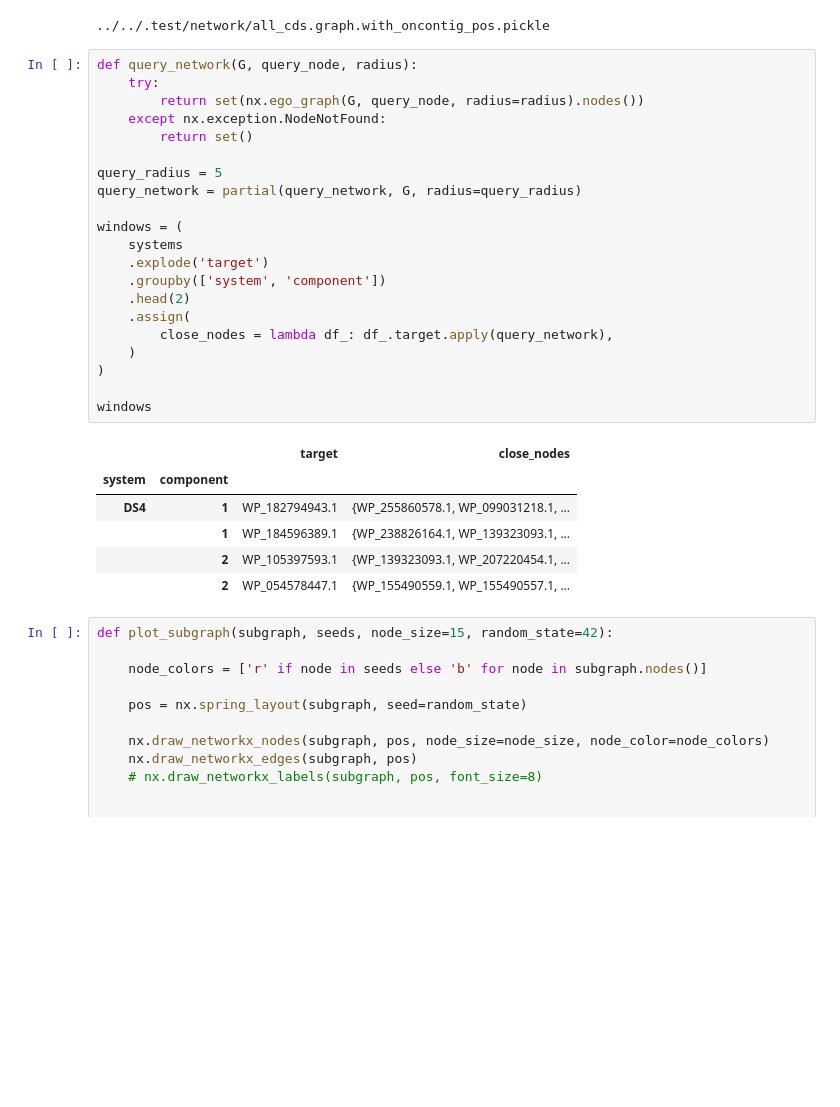
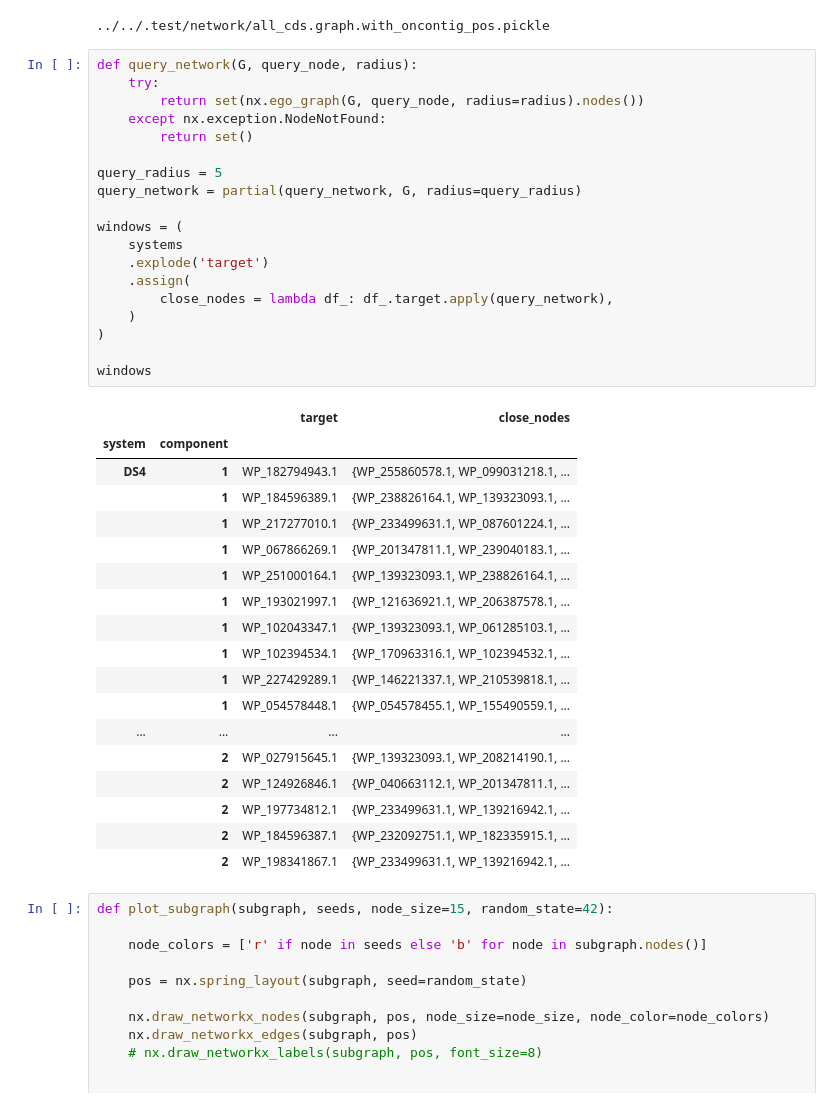
Before and after one commit to bioinformagica/icetea, a Jupyter notebook: workflow/notebooks/query_network.ipynb, the cells around one changed output. Drawn from its saved outputs; the diff is of its cells as text; blank space fills up the shorter version.

```diff
--- a/workflow/notebooks/query_network.ipynb
+++ b/workflow/notebooks/query_network.ipynb
@@ -87,31 +88,41 @@ def get_subgraph(G, start_nodes, n_edges=5):
 # %%
 def query_network(G, query_node, radius):
     try:
         return set(nx.ego_graph(G, query_node, radius=radius).nodes())
     except nx.exception.NodeNotFound:
         return set()
 
 query_radius = 5
 query_network = partial(query_network, G, radius=query_radius)
 
 windows = (
     systems
     .explode('target')
-    .groupby(['system', 'component'])
-    .head(2)
     .assign(
         close_nodes = lambda df_: df_.target.apply(query_network),
     )
 )
 
 windows
 # %% [output]
 |  |  | target | close_nodes |
 | system | component |  |  |
 | DS4 | 1 | WP_182794943.1 | {WP_255860578.1, WP_099031218.1, ... |
 |  | 1 | WP_184596389.1 | {WP_238826164.1, WP_139323093.1, ... |
-|  | 2 | WP_105397593.1 | {WP_139323093.1, WP_207220454.1, ... |
-|  | 2 | WP_054578447.1 | {WP_155490559.1, WP_155490557.1, ... |
+|  | 1 | WP_217277010.1 | {WP_233499631.1, WP_087601224.1, ... |
+|  | 1 | WP_067866269.1 | {WP_201347811.1, WP_239040183.1, ... |
+|  | 1 | WP_251000164.1 | {WP_139323093.1, WP_238826164.1, ... |
+|  | 1 | WP_193021997.1 | {WP_121636921.1, WP_206387578.1, ... |
+|  | 1 | WP_102043347.1 | {WP_139323093.1, WP_061285103.1, ... |
+|  | 1 | WP_102394534.1 | {WP_170963316.1, WP_102394532.1, ... |
+|  | 1 | WP_227429289.1 | {WP_146221337.1, WP_210539818.1, ... |
+|  | 1 | WP_054578448.1 | {WP_054578455.1, WP_155490559.1, ... |
+| ... | ... | ... | ... |
+|  | 2 | WP_027915645.1 | {WP_139323093.1, WP_208214190.1, ... |
+|  | 2 | WP_124926846.1 | {WP_040663112.1, WP_201347811.1, ... |
+|  | 2 | WP_197734812.1 | {WP_233499631.1, WP_139216942.1, ... |
+|  | 2 | WP_184596387.1 | {WP_232092751.1, WP_182335915.1, ... |
+|  | 2 | WP_198341867.1 | {WP_233499631.1, WP_139216942.1, ... |
 # %%
 def plot_subgraph(subgraph, seeds, node_size=15, random_state=42):
 
```
Also changed, not shown: parts of 19 cells of this notebook, 1 other file.
